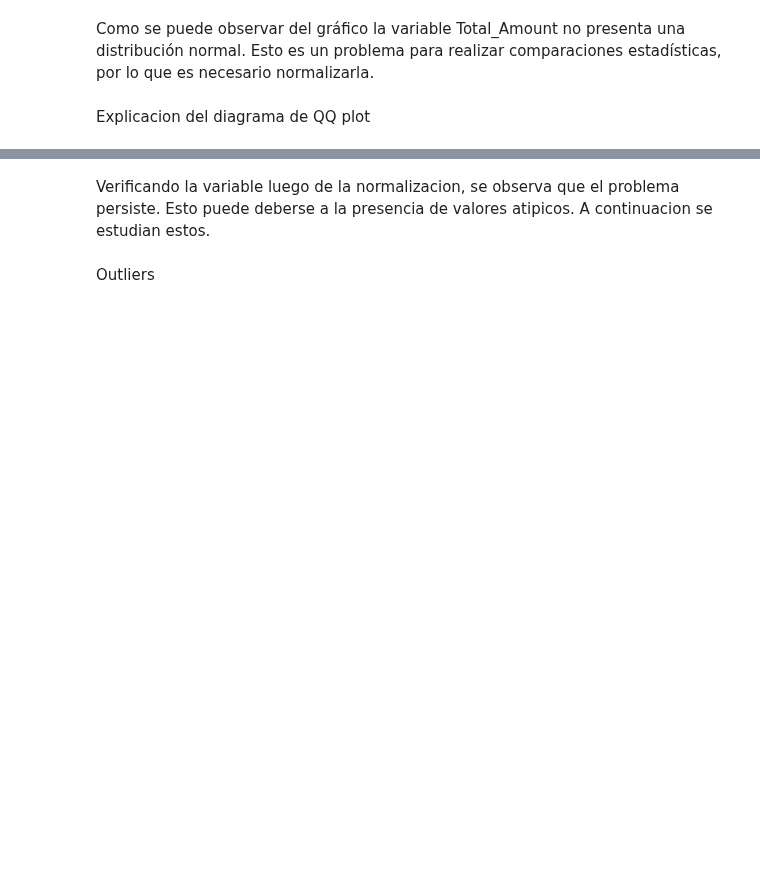
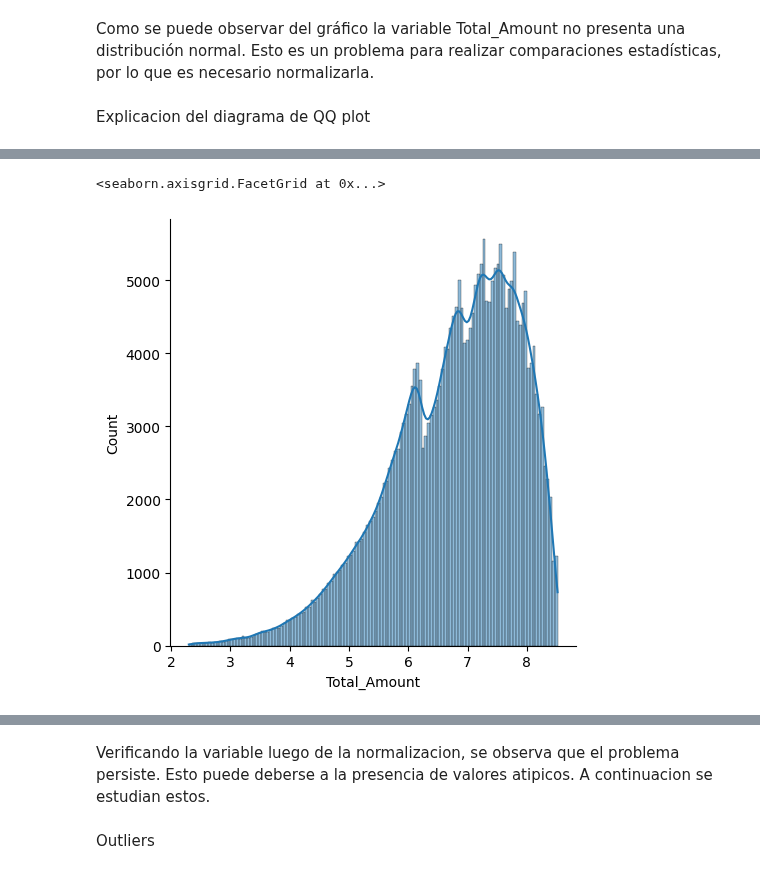
Before and after one commit to marianaolazabal/marianaolazabal-Clasificacion_Compradores_Retails, a Jupyter notebook: src/retails.ipynb, the cells around one changed output, grey strips where cells are left out. Saved outputs shown, nothing was run; the diff lists cells and outputs as text; code cells hidden in the pictures; blank space fills up the shorter version.

```diff
--- a/src/retails.ipynb
+++ b/src/retails.ipynb
@@ -699,4 +711,0 @@ else:
-# %%
-from sklearn.preprocessing import MinMaxScaler
-scaler = MinMaxScaler()
-df_Retail_verificar_TotalAmount['Total_Amount_MinMax'] = scaler.fit_transform(df_Retail_verificar_TotalAmount[['Total_Amount']])
@@ -706,0 +712,5 @@ plt.show()
+# %%
+sns.displot(np.log(df_Retail_verificar_TotalAmount['Total_Amount']), kde = True)
+# %% [output]
+<seaborn.axisgrid.FacetGrid at 0x...>
+[figure, added]
```
Also changed, not shown: parts of 60 cells of this notebook.
